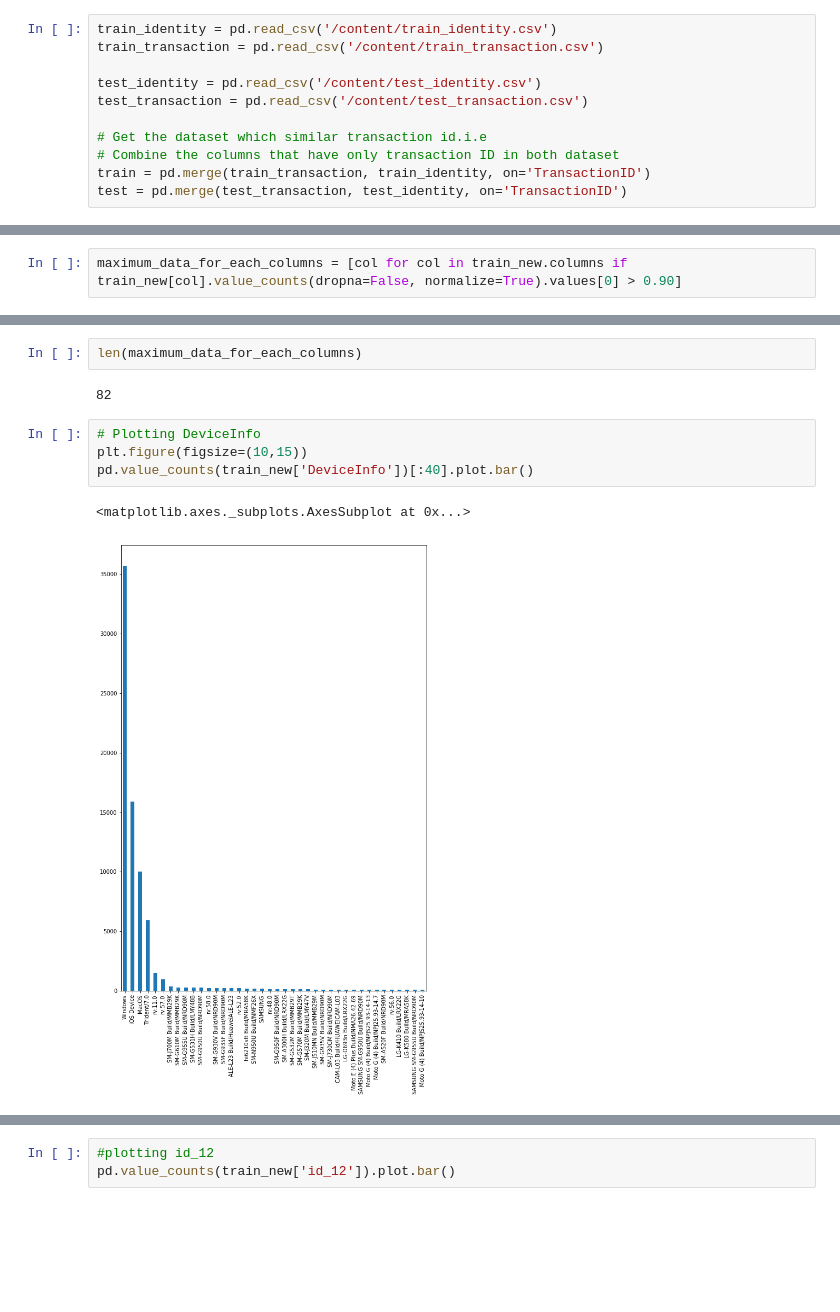
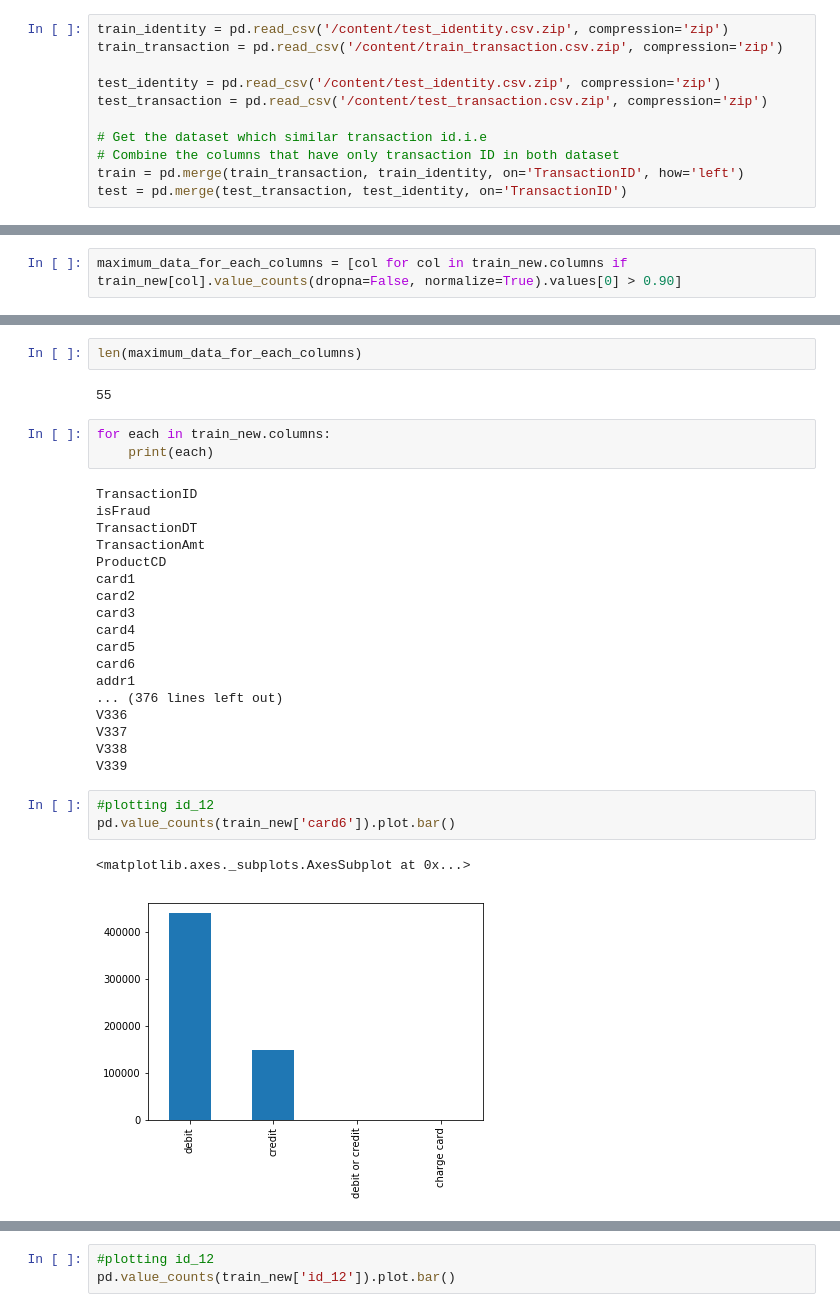
Before and after one commit to AbhilashAbhimsh/Credit-Card-Fraud, a Jupyter notebook: Credit_card_prediction.ipynb, the cells around one changed output, grey strips where cells are left out. Saved outputs shown, nothing was run; the diff lists cells and outputs as text; blank space fills up the shorter version.

```diff
--- a/Credit_card_prediction.ipynb
+++ b/Credit_card_prediction.ipynb
@@ -45,11 +59,11 @@ MessageError: ignored
 # %%
-train_identity = pd.read_csv('/content/train_identity.csv')
-train_transaction = pd.read_csv('/content/train_transaction.csv')
+train_identity = pd.read_csv('/content/test_identity.csv.zip', compression='zip')
+train_transaction = pd.read_csv('/content/train_transaction.csv.zip', compression='zip')
 
-test_identity = pd.read_csv('/content/test_identity.csv')
-test_transaction = pd.read_csv('/content/test_transaction.csv')
+test_identity = pd.read_csv('/content/test_identity.csv.zip', compression='zip')
+test_transaction = pd.read_csv('/content/test_transaction.csv.zip', compression='zip')
 
 # Get the dataset which similar transaction id.i.e
 # Combine the columns that have only transaction ID in both dataset
-train = pd.merge(train_transaction, train_identity, on='TransactionID')
+train = pd.merge(train_transaction, train_identity, on='TransactionID', how='left')
 test = pd.merge(test_transaction, test_identity, on='TransactionID')
@@ -126,11 +150,31 @@ Name: id_36, dtype: int64
 # %%
 len(maximum_data_for_each_columns)
 # %% [output]
-82
+55
+# %%
+for each in train_new.columns:
+    print(each)
+# %% [output]
+TransactionID
+isFraud
+TransactionDT
+TransactionAmt
+ProductCD
+card1
+card2
+card3
+card4
+card5
+card6
+addr1
+... (376 lines left out)
+V336
+V337
+V338
+V339
 # %%
-# Plotting DeviceInfo
-plt.figure(figsize=(10,15))
-pd.value_counts(train_new['DeviceInfo'])[:40].plot.bar()
+#plotting id_12
+pd.value_counts(train_new['card6']).plot.bar()
 # %% [output]
 <matplotlib.axes._subplots.AxesSubplot at 0x...>
-[figure, old version]
+[figure, new version]
```
Also changed, not shown: parts of 24 cells of this notebook.
